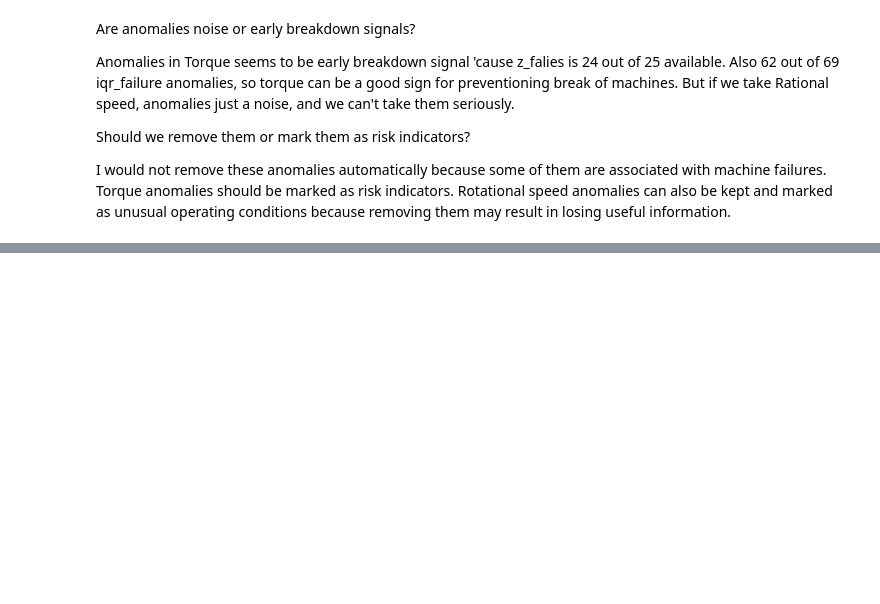
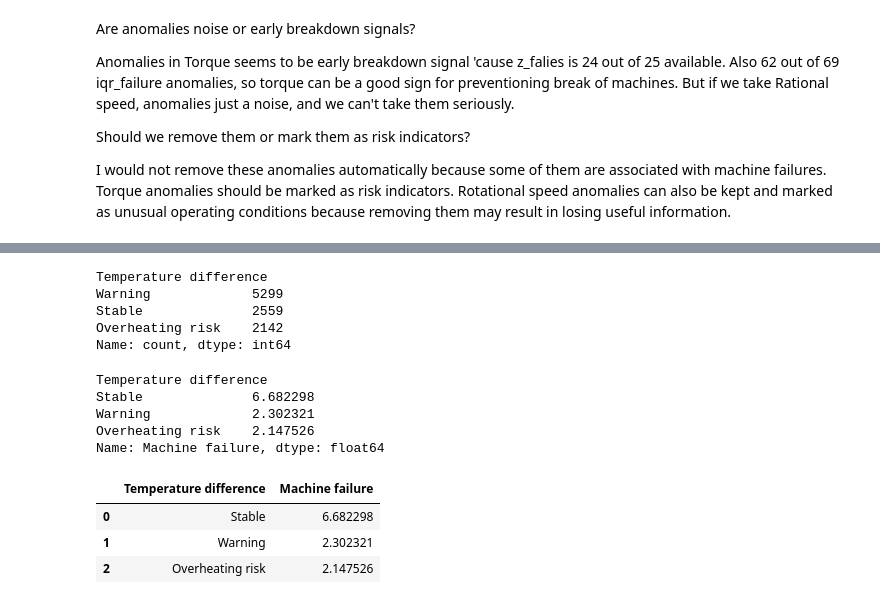
Before and after one commit to muenjmtst/ml_course_uni, a Jupyter notebook: p2/practice_2.ipynb, the cells around one changed output, grey strips where cells are left out. Cells and saved outputs as stored; diff of their text form; code cells hidden in the pictures; blank space fills up the shorter version.

```diff
--- a/p2/practice_2.ipynb
+++ b/p2/practice_2.ipynb
@@ -418,0 +487,3 @@ I would not remove these anomalies automatically because some of them are associ
+# %%
+dat['Temperature difference'] = dat['Process temperature [K]'] - dat['Air temperature [K]']
+dat['Temperature difference'].describe()
@@ -418,0 +500,26 @@ I would not remove these anomalies automatically because some of them are associ
+# %%
+dat['Temperature difference'] = pd.cut(dat['Temperature difference'], bins = [-np.inf, 9.3, 11.0, np.inf], labels=['Stable', 'Warning', 'Overheating risk'])
+dat['Temperature difference'].value_counts()
+# %% [output]
+Temperature difference
+Warning             5299
+Stable              2559
+Overheating risk    2142
+Name: count, dtype: int64
+# %%
+failure_risk_per_zone = dat.groupby('Temperature difference')['Machine failure'].mean() * 100
+failure_risk_per_zone
+# %% [output]
+Temperature difference
+Stable              6.682298
+Warning             2.302321
+Overheating risk    2.147526
+Name: Machine failure, dtype: float64
+# %%
+failure_rate_risk_per_zone = failure_risk_per_zone.reset_index()
+failure_rate_risk_per_zone
+# %% [output]
+|  | Temperature difference | Machine failure |
+| 0 | Stable | 6.682298 |
+| 1 | Warning | 2.302321 |
+| 2 | Overheating risk | 2.147526 |
```
Also changed, not shown: parts of 13 cells of this notebook.
